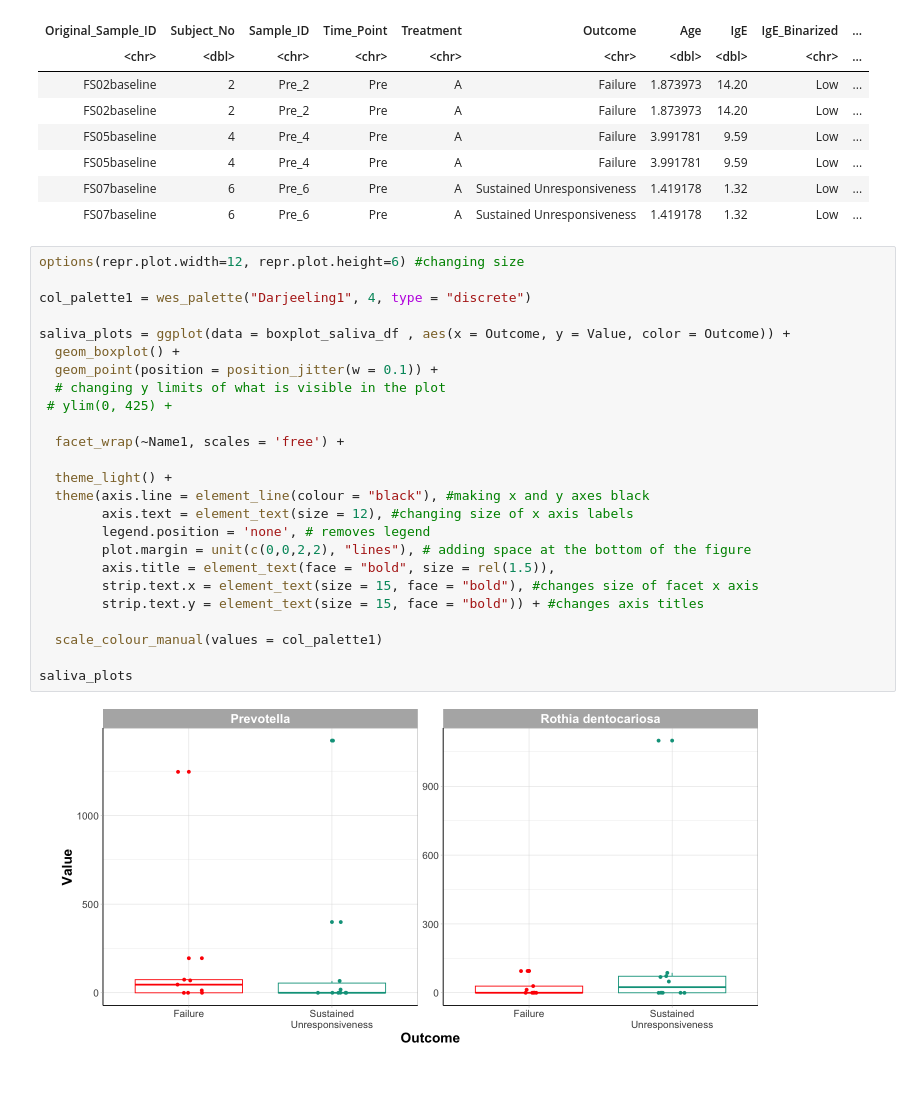
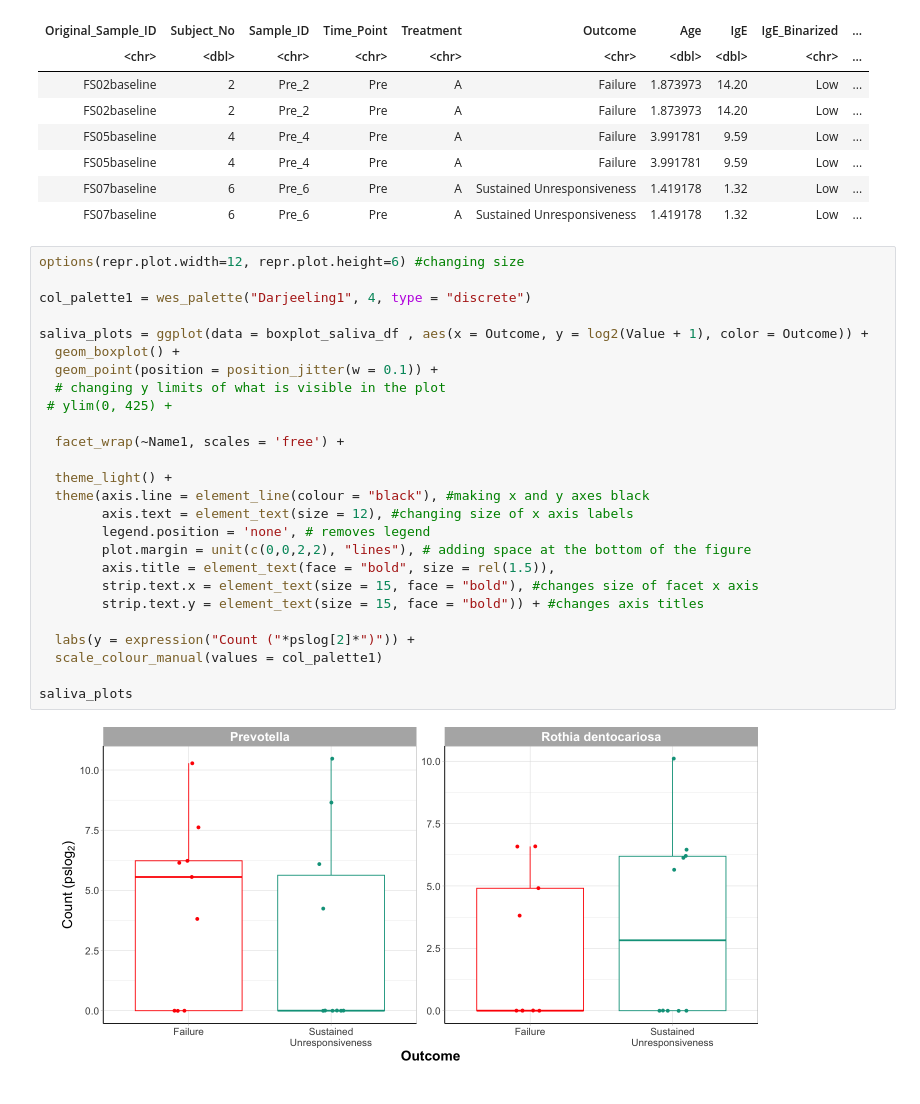
Before and after one commit to Ragerlab/P1013.-Microbiome-Peanut-Allergy, a Jupyter notebook: 3. Individual Bacteria Visualizations/Boxplots.ipynb, the cells around one changed output. Cells and saved outputs as stored; diff of their text form.

```diff
--- a/3. Individual Bacteria Visualizations/Boxplots.ipynb
+++ b/3. Individual Bacteria Visualizations/Boxplots.ipynb
@@ -124,28 +124,29 @@ A tibble: 6 × 11
 # %%
 options(repr.plot.width=12, repr.plot.height=6) #changing size
 
 col_palette1 = wes_palette("Darjeeling1", 4, type = "discrete")
 
-saliva_plots = ggplot(data = boxplot_saliva_df , aes(x = Outcome, y = Value, color = Outcome)) +
+saliva_plots = ggplot(data = boxplot_saliva_df , aes(x = Outcome, y = log2(Value + 1), color = Outcome)) +
   geom_boxplot() +
   geom_point(position = position_jitter(w = 0.1)) +
   # changing y limits of what is visible in the plot
  # ylim(0, 425) +
 
   facet_wrap(~Name1, scales = 'free') +
 
   theme_light() +
   theme(axis.line = element_line(colour = "black"), #making x and y axes black
         axis.text = element_text(size = 12), #changing size of x axis labels
         legend.position = 'none', # removes legend
         plot.margin = unit(c(0,0,2,2), "lines"), # adding space at the bottom of the figure
         axis.title = element_text(face = "bold", size = rel(1.5)),
         strip.text.x = element_text(size = 15, face = "bold"), #changes size of facet x axis
         strip.text.y = element_text(size = 15, face = "bold")) + #changes axis titles
 
+  labs(y = expression("Count ("*pslog[2]*")")) +
   scale_colour_manual(values = col_palette1)
 
 saliva_plots
 # %% [output]
-[figure, old version]
+[figure, new version]
 # %%
```
Also changed, not shown: parts of 2 cells of this notebook.
